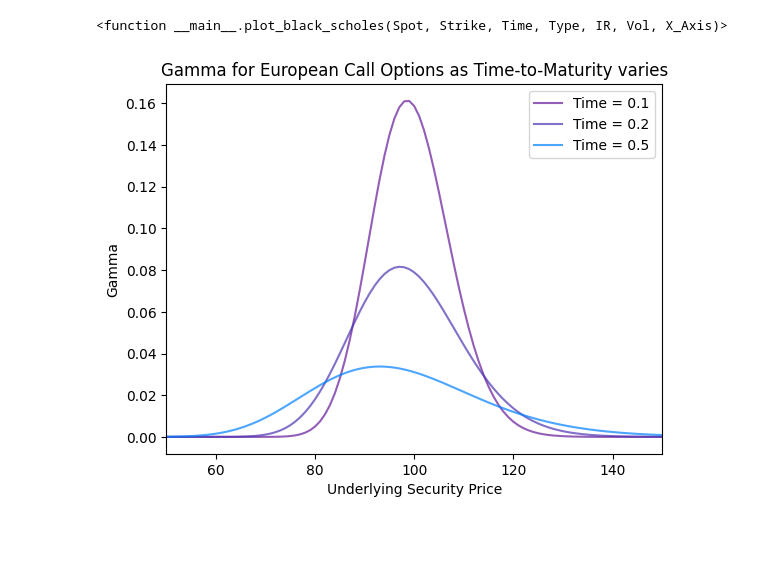
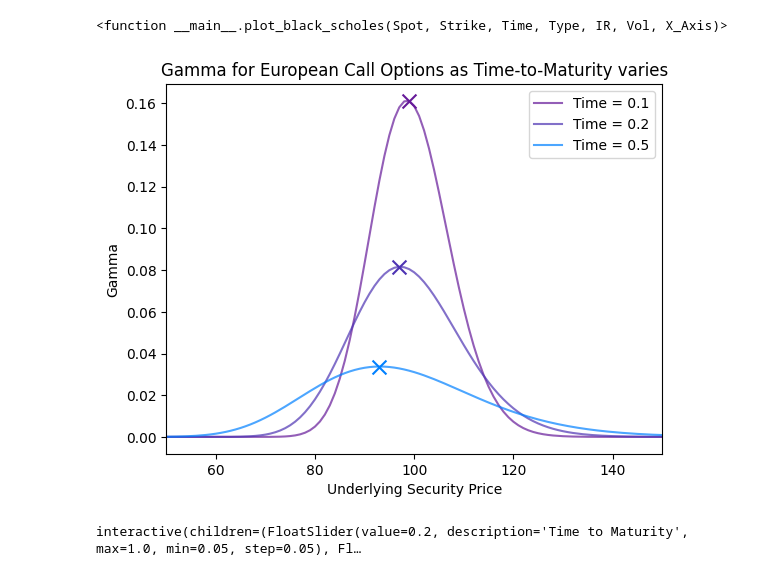
Before and after one commit to LuccaPereiraMartins/Black-Scholes-Options-Model, a Jupyter notebook: EuropeanPricing.ipynb, the cells around one changed output. Cells and saved outputs as stored; diff of their text form; code cells hidden in the pictures; blank space fills up the shorter version.

Commit message:
Geometric Brownian Motion & interactive gamma plot

```diff
--- a/EuropeanPricing.ipynb
+++ b/EuropeanPricing.ipynb
@@ -133,35 +161,47 @@ def gamma(S, X, T, option_type: 'str', r = 0, sigma=0):
         return norm.pdf(d2_fn(S, X, T, r, sigma))/(S*sigma*T)
     else:
         # Raise an error if the option_type is neither a call nor a put
-        raise ValueError("Option type is either 'call' or 'put'.")
+        raise ValueError("Option type is neither 'c' for 'call' or 'p' for 'put'.")
 # %%
+# Static gamma plot
+
 def plot_gamma():
 
     params_dict = {
         'S': np.arange(10, 200, 1),
         'X': 100,
         'T': np.array([0.1, 0.2, 0.5]),
         'option_type': 'c',
         'r': 0.05,
-        'sigma': 0.25,}
+        'sigma': 0.25,
+    }
 
     _, ax = plt.subplots()
 
     for time in params_dict['T']:
         # Copy the params dict but with only the single value under time key
-        temp_params_dict=params_dict.copy()
-        temp_params_dict['T']=time
-        df = pd.DataFrame({'Gamma':gamma(*temp_params_dict.values()),
-                        'Spot':params_dict['S']})
+        temp_params_dict = params_dict.copy()
+        temp_params_dict['T'] = time
+        df = pd.DataFrame({'Gamma': gamma(*temp_params_dict.values()),
+                           'Spot': params_dict['S']})
 
-        df.plot('Spot', 'Gamma', kind = 'line',
-                color = (0.5-time,time,0.5+time), label = f'Time = {time}',
-                ax = ax, alpha=0.7, xlim=(50,150))
+        # Plot the line for the Gamma
+        df.plot('Spot', 'Gamma', kind='line',
+                color=(0.5-time, time, 0.5+time), label=f'Time = {time}',
+                ax=ax, alpha=0.7, xlim=(50, 150))
 
-    ax.set(xlabel = 'Underlying Security Price', ylabel = 'Gamma',
-           title = 'Gamma for European Call Options as Time-to-Maturity varies')
+        # Find the maximum Gamma and corresponding spot price
+        max_gamma_idx = df['Gamma'].idxmax()
+        max_gamma_spot = df.loc[max_gamma_idx, 'Spot']
+        max_gamma_value = df.loc[max_gamma_idx, 'Gamma']
+
+        # Plot a cross at the peak
+        ax.scatter(max_gamma_spot, max_gamma_value, color=(0.5-time, time, 0.5+time), marker='x', s=100, zorder=5)
+
+    ax.set(xlabel='Underlying Security Price', ylabel='Gamma',
+           title='Gamma for European Call Options as Time-to-Maturity varies')
     plt.show()
 
 plot_gamma()
 # %% [output]
-[figure, old version]
+[figure, new version]
@@ -172,0 +208,38 @@ plot_gamma()
+# %%
+# Interactive Gamma Plot
+
+def interactive_plot_gamma(T: int = 0.2, sigma: int = 0.25, r: int = 0.05):
+    params_dict = {
+        'S': np.arange(10, 200, 1),
+        'X': 100,
+        'T': T,
+        'option_type': 'c',
+        'r': r,
+        'sigma': sigma,
+    }
+
+    _, ax = plt.subplots()
+
+    df = pd.DataFrame({
+        'Gamma': gamma(params_dict['S'], params_dict['X'], params_dict['T'], params_dict['option_type'], params_dict['r'], params_dict['sigma']),
+        'Spot': params_dict['S']
+    })
+
+    # Plot the Gamma curve
+    df.plot('Spot', 'Gamma', kind='line', color='purple', label=f'Time = {params_dict["T"]}', ax=ax, alpha=0.7, xlim=(50, 150))
+
+    # Find and plot the maximum Gamma point
+    max_idx = df['Gamma'].idxmax()
+    ax.scatter(df.loc[max_idx, 'Spot'], df.loc[max_idx, 'Gamma'], color='blue', marker='x', s=100, zorder=5)
+
+    ax.set(xlabel='Underlying Security Price', ylabel='Gamma',
+           title='Gamma for European Call Options')
+    plt.show()
+
+# Create interactive sliders for T (time-to-maturity), sigma (volatility), and r (risk-free rate)
+interact(interactive_plot_gamma,
+         T=FloatSlider(value=0.2, min=0.05, max=1.0, step=0.05, description='Time to Maturity'),
+         sigma=FloatSlider(value=0.25, min=0.1, max=0.5, step=0.01, description='Volatility'),
+         r=FloatSlider(value=0.05, min=0.0, max=0.1, step=0.005, description='Interest Rate'));
+# %% [output]
+interactive(children=(FloatSlider(value=0.2, description='Time to Maturity', max=1.0, min=0.05, step=0.05), Fl…
```
Also changed, not shown: parts of 4 cells of this notebook.
